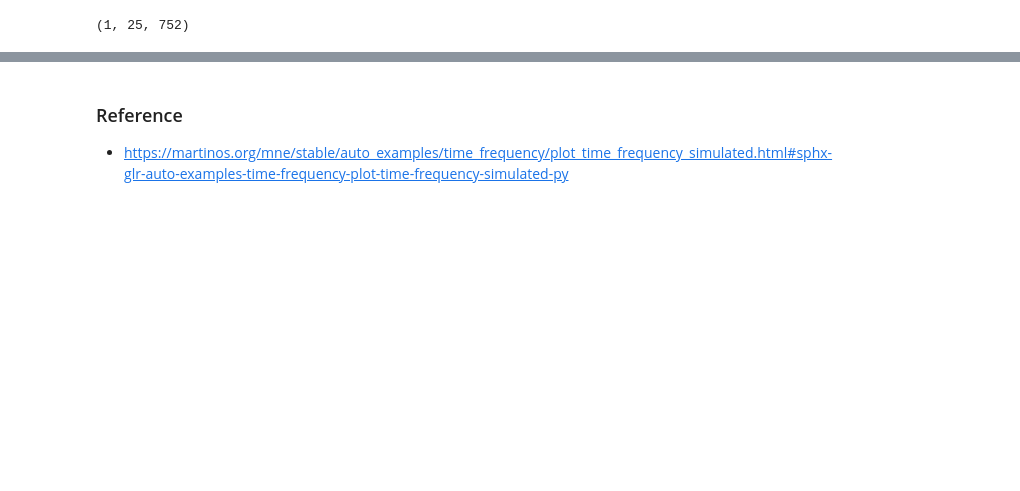
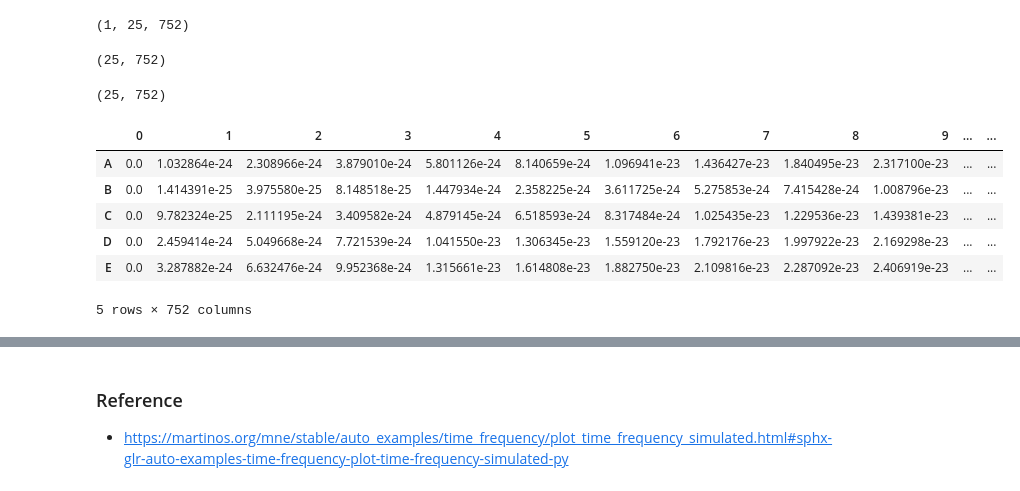
Before and after one commit to LiaoPan/MNE-Cookbook, a Jupyter notebook: Time-frequency on simulated data .ipynb, the cells around one changed output, grey strips where cells are left out. Saved outputs shown, nothing was run; the diff lists cells and outputs as text; code cells hidden in the pictures; blank space fills up the shorter version.

Commit message:
add modify channel datas & remove channels

```diff
--- a/Time-frequency on simulated data .ipynb
+++ b/Time-frequency on simulated data .ipynb
@@ -396,3 +412,9 @@ Applying baseline correction (mode: mean)
 power.shape
 # %% [output]
 (1, 25, 752)
+# %%
+power = np.squeeze(power)
+# %%
+power.shape
+# %% [output]
+(25, 752)
@@ -398,0 +423,15 @@ power.shape
+# %%
+d = pd.DataFrame(power,index=[chr(65+i) for i in range(25)])
+d.shape
+# %% [output]
+(25, 752)
+# %%
+d.head(5)
+# %% [output]
+|  | 0 | 1 | 2 | 3 | 4 | 5 | 6 | 7 | 8 | 9 | ... | ... |
+| A | 0.0 | 1.032864e-24 | 2.308966e-24 | 3.879010e-24 | 5.801126e-24 | 8.140659e-24 | 1.096941e-23 | 1.436427e-23 | 1.840495e-23 | 2.317100e-23 | ... | ... |
+| B | 0.0 | 1.414391e-25 | 3.975580e-25 | 8.148518e-25 | 1.447934e-24 | 2.358225e-24 | 3.611725e-24 | 5.275853e-24 | 7.415428e-24 | 1.008796e-23 | ... | ... |
+| C | 0.0 | 9.782324e-25 | 2.111195e-24 | 3.409582e-24 | 4.879145e-24 | 6.518593e-24 | 8.317484e-24 | 1.025435e-23 | 1.229536e-23 | 1.439381e-23 | ... | ... |
+| D | 0.0 | 2.459414e-24 | 5.049668e-24 | 7.721539e-24 | 1.041550e-23 | 1.306345e-23 | 1.559120e-23 | 1.792176e-23 | 1.997922e-23 | 2.169298e-23 | ... | ... |
+| E | 0.0 | 3.287882e-24 | 6.632476e-24 | 9.952368e-24 | 1.315661e-23 | 1.614808e-23 | 1.882750e-23 | 2.109816e-23 | 2.287092e-23 | 2.406919e-23 | ... | ... |
+5 rows × 752 columns
```
Also changed, not shown: parts of 4 cells of this notebook, 21 other files.
